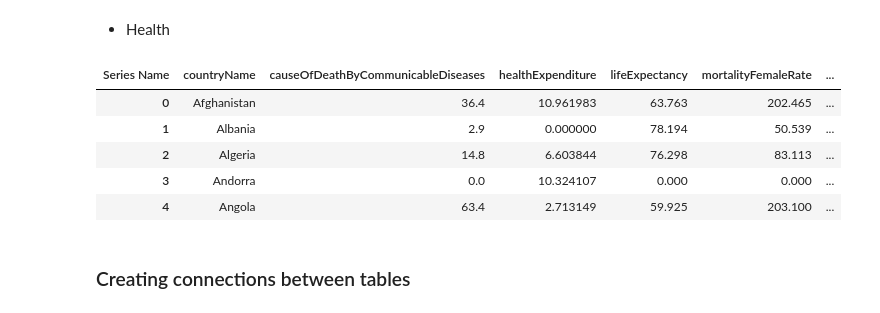
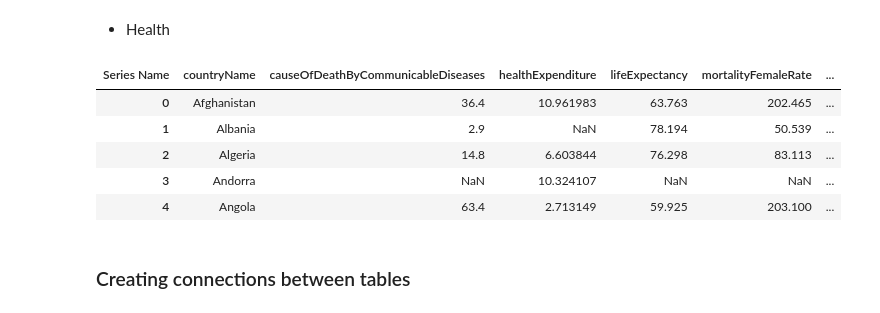
Before and after one commit to karosroczyk/AdvancedDatabasesProject, a Jupyter notebook: PreparingDatasets.ipynb, the cells around one changed output. Cells and saved outputs as stored; diff of their text form; code cells hidden in the pictures.

```diff
--- a/PreparingDatasets.ipynb
+++ b/PreparingDatasets.ipynb
@@ -105,16 +104,15 @@ country_dict = pd.Series(country_data2['countryCode'].values, index=country_data
 # %%
 data_health = pd.read_excel('zdrowie.xlsx').drop_duplicates()
 del data_health['2017 [YR2017]'], data_health['2018 [YR2018]']
 data_health = data_health.pivot(index='countryName', columns='Series Name', values='2016 [YR2016]')
 data_health = data_health.reset_index()
-data_health = data_health.fillna(0)
 data_health.head()
 # %% [output]
 | Series Name | countryName | causeOfDeathByCommunicableDiseases | healthExpenditure | lifeExpectancy | mortalityFemaleRate | ... |
 | 0 | Afghanistan | 36.4 | 10.961983 | 63.763 | 202.465 | ... |
-| 1 | Albania | 2.9 | 0.000000 | 78.194 | 50.539 | ... |
+| 1 | Albania | 2.9 | NaN | 78.194 | 50.539 | ... |
 | 2 | Algeria | 14.8 | 6.603844 | 76.298 | 83.113 | ... |
-| 3 | Andorra | 0.0 | 10.324107 | 0.000 | 0.000 | ... |
+| 3 | Andorra | NaN | 10.324107 | NaN | NaN | ... |
 | 4 | Angola | 63.4 | 2.713149 | 59.925 | 203.100 | ... |
 # %% [markdown]
 ### Creating connections between tables
```
Also changed, not shown: parts of 27 cells of this notebook.
